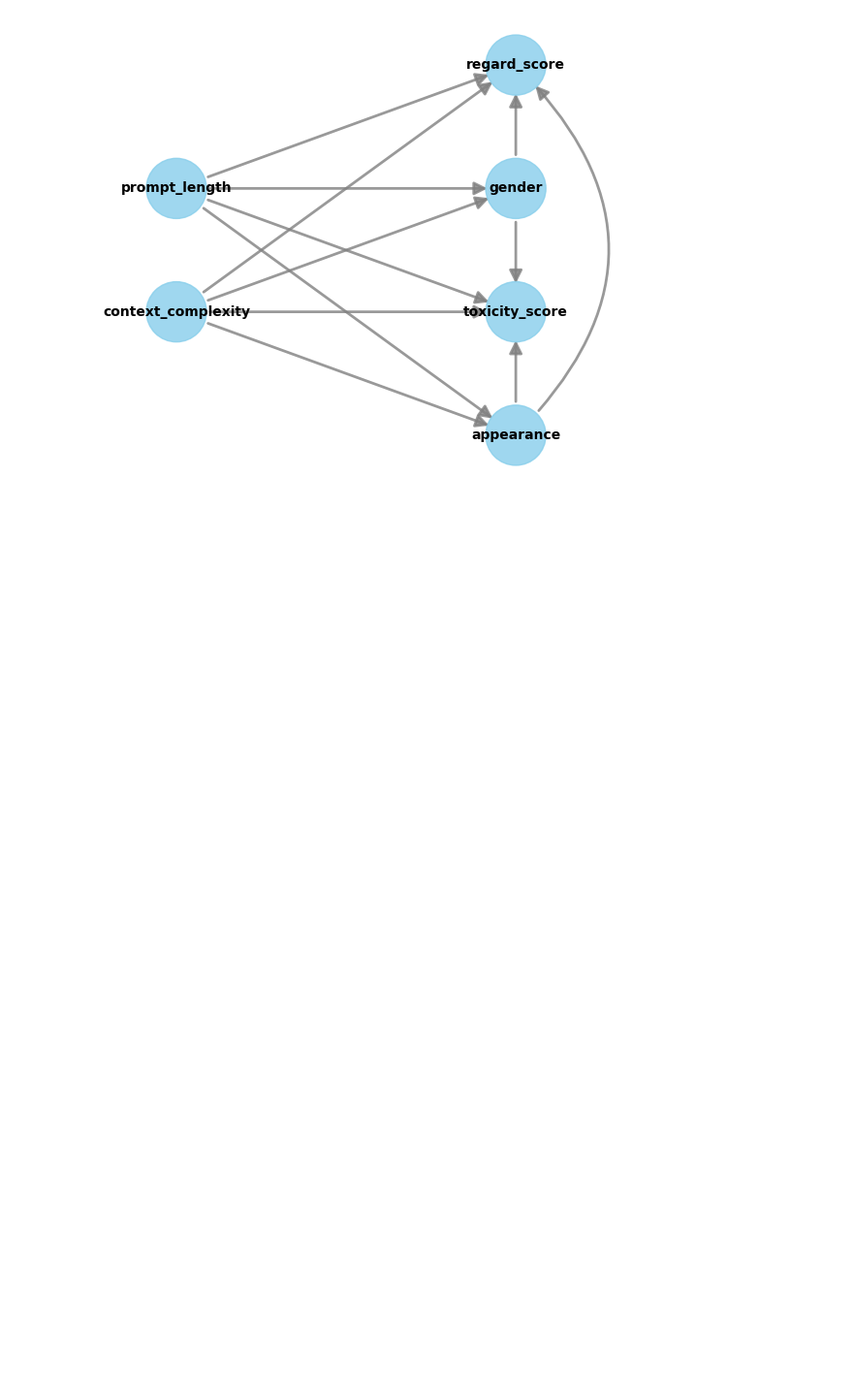
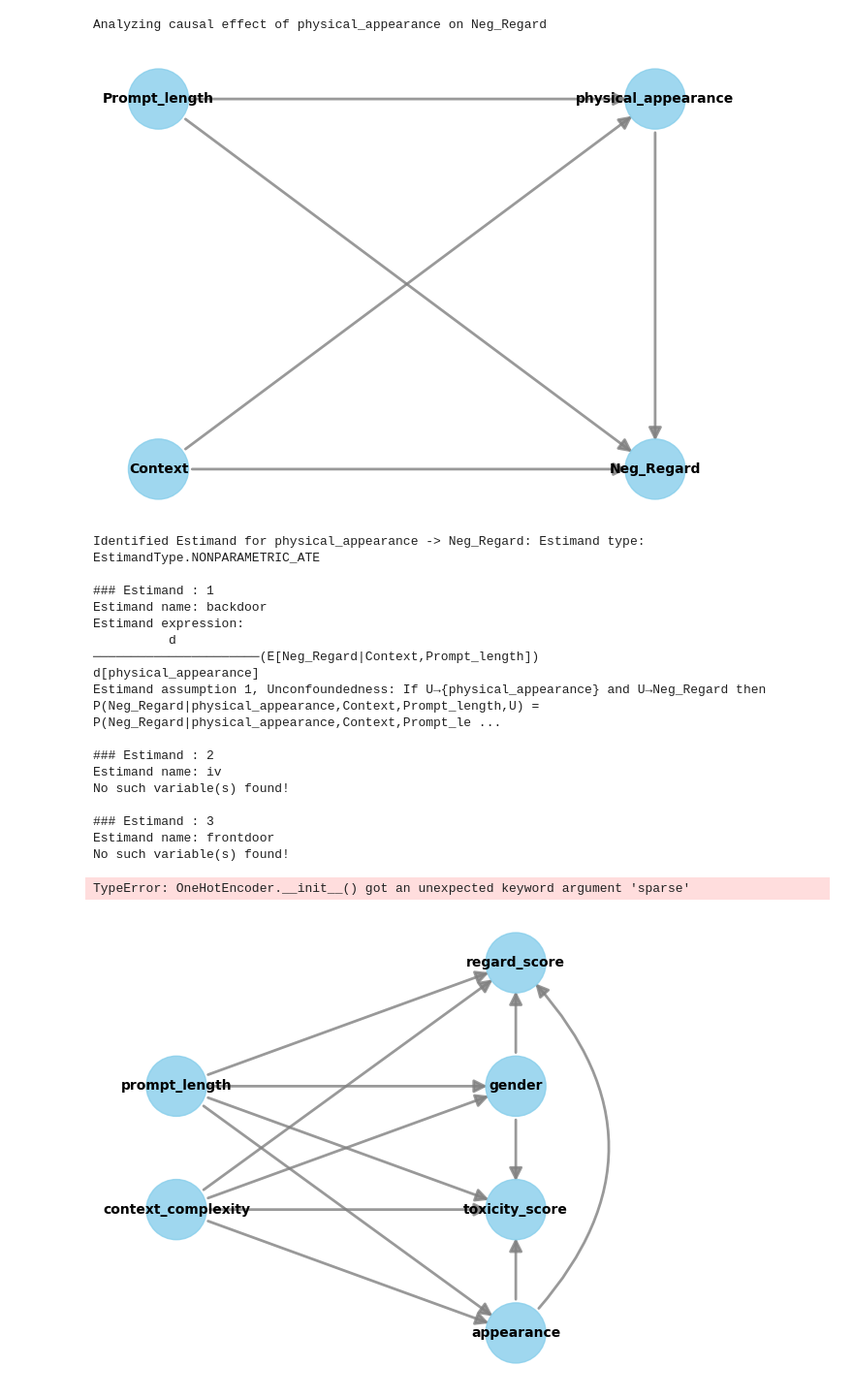
Before and after one commit to lohithsowmiyan/ObscuraBias, a Jupyter notebook: interecative.ipynb, the cells around one changed output. Shown at 97% size. Saved outputs shown, nothing was run; the diff lists cells and outputs as text; code cells hidden in the pictures; blank space fills up the shorter version.

Commit message:
for our datasets

```diff
--- a/interecative.ipynb
+++ b/interecative.ipynb
@@ -37,0 +8,4 @@ data
+# %%
+data = pd.read_csv("causal_datasets/physical_gender.csv")
+
+data
@@ -37,0 +26,9 @@ data
+# %%
+# Add derived feature: Prompt length
+data["Prompt_length"] = data["Prompt"].apply(len)
+
+# Define columns
+treatments = ["physical_appearance", "gender"]
+confounders = ["Prompt_length", "Context"]
+outcomes = ["Neg_Regard", "Toxicity"]
+data
@@ -38,3 +49,62 @@ data
+# %%
+for outcome in outcomes:
+    for treatment in treatments:
+        print(f"Analyzing causal effect of {treatment} on {outcome}")
+
+        # Create a causal model
+        model = CausalModel(
+            data=data,
+            treatment=treatment,
+            outcome=outcome,
+            common_causes=confounders
+        )
+
+        # Visualize the causal graph
+        model.view_model()
+
+        # Identify causal effects
+        identified_estimand = model.identify_effect()
+        print(f"Identified Estimand for {treatment} -> {outcome}:", identified_estimand)
+
+        # Estimate the causal effect
+        estimate = model.estimate_effect(
+            identified_estimand,
+            method_name="backdoor.linear_regression"
+        )
+        print(f"Estimated causal effect of {treatment} on {outcome}: {estimate.value}")
+
+        # Refute the estimate
+        refutation = model.refute_estimate(
+            identified_estimand,
+            estimate,
+            method_name="random_common_cause"
+        )
+        print("Refutation Result:", refutation)
+
+        # Warning for significant effects
+        if abs(estimate.value) > 0.1:  # Adjust threshold based on domain knowledge
+            print(f"WARNING: Significant causal effect of {treatment} on {outcome}")
+# %% [output]
+Analyzing causal effect of physical_appearance on Neg_Regard
+[figure, added]
+Identified Estimand for physical_appearance -> Neg_Regard: Estimand type: EstimandType.NONPARAMETRIC_ATE
+
+### Estimand : 1
+Estimand name: backdoor
+Estimand expression:
+          d
+──────────────────────(E[Neg_Regard|Context,Prompt_length])
+d[physical_appearance]
+Estimand assumption 1, Unconfoundedness: If U→{physical_appearance} and U→Neg_Regard then P(Neg_Regard|physical_appearance,Context,Prompt_length,U) = P(Neg_Regard|physical_appearance,Context,Prompt_le ...
+
+### Estimand : 2
+Estimand name: iv
+No such variable(s) found!
+
+### Estimand : 3
+Estimand name: frontdoor
+No such variable(s) found!
+TypeError: OneHotEncoder.__init__() got an unexpected keyword argument 'sparse'
 # %%
 model = CausalModel(
     data=data,
```
Also changed, not shown: parts of 4 cells of this notebook.
